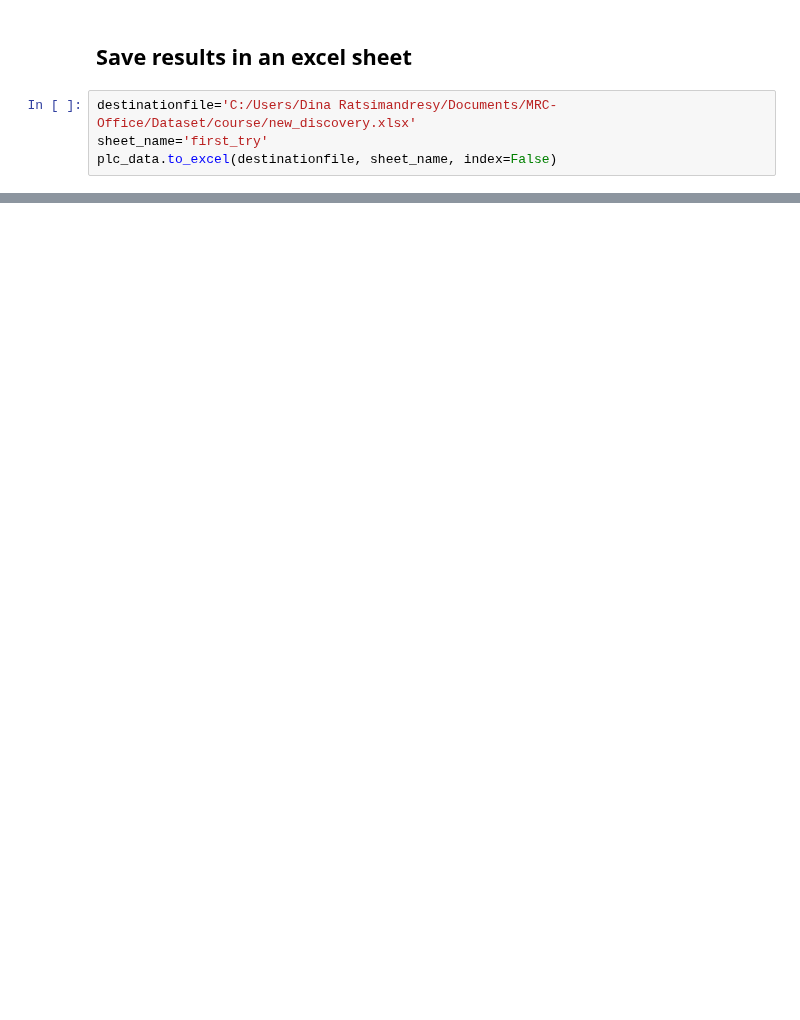
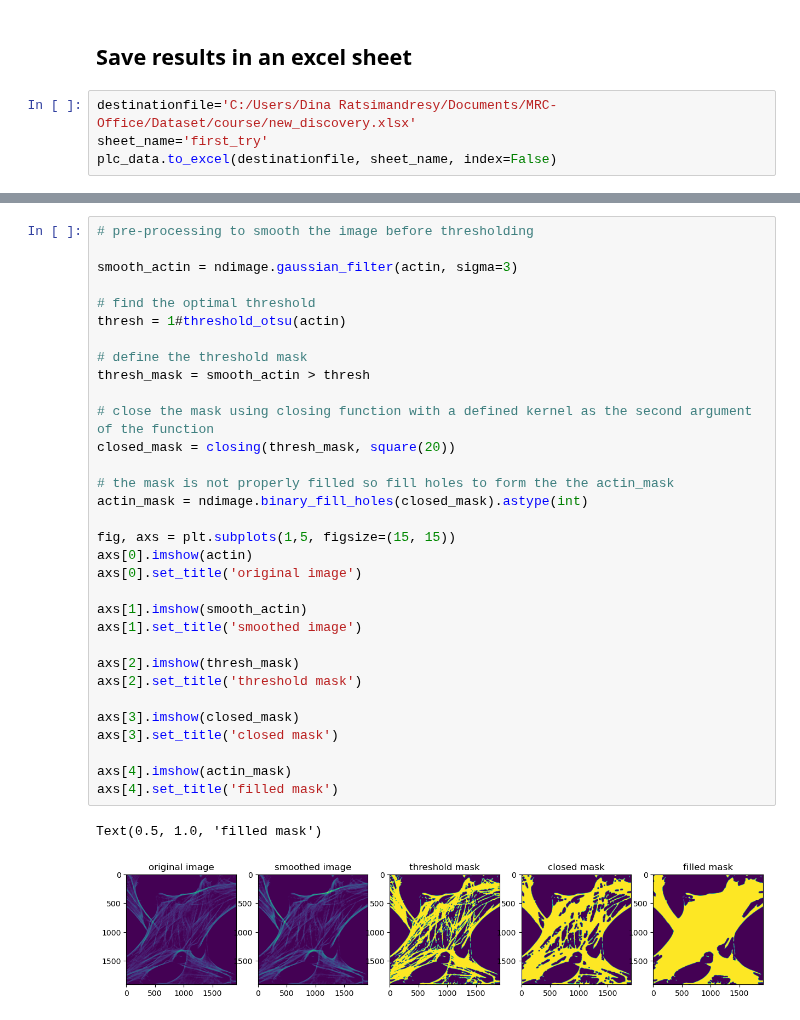
Before and after one commit to u-schulze/Python-course, a Jupyter notebook: mask-statistics.ipynb, the cells around one changed output, grey strips where cells are left out. Saved outputs shown, nothing was run; the diff lists cells and outputs as text; blank space fills up the shorter version.

```diff
--- a/mask-statistics.ipynb
+++ b/mask-statistics.ipynb
@@ -226,0 +255,35 @@ plc_data.to_excel(destinationfile, sheet_name, index=False)
+# %%
+# pre-processing to smooth the image before thresholding
+
+smooth_actin = ndimage.gaussian_filter(actin, sigma=3)
+
+# find the optimal threshold
+thresh = 1#threshold_otsu(actin)
+
+# define the threshold mask
+thresh_mask = smooth_actin > thresh
+
+# close the mask using closing function with a defined kernel as the second argument of the function
+closed_mask = closing(thresh_mask, square(20))
+
+# the mask is not properly filled so fill holes to form the the actin_mask
+actin_mask = ndimage.binary_fill_holes(closed_mask).astype(int)
+
+fig, axs = plt.subplots(1,5, figsize=(15, 15))
+axs[0].imshow(actin)
+axs[0].set_title('original image')
+
+axs[1].imshow(smooth_actin)
+axs[1].set_title('smoothed image')
+
+axs[2].imshow(thresh_mask)
+axs[2].set_title('threshold mask')
+
+axs[3].imshow(closed_mask)
+axs[3].set_title('closed mask')
+
+axs[4].imshow(actin_mask)
+axs[4].set_title('filled mask')
+# %% [output]
+Text(0.5, 1.0, 'filled mask')
+[figure, added]
```
Also changed, not shown: parts of 13 cells of this notebook.
